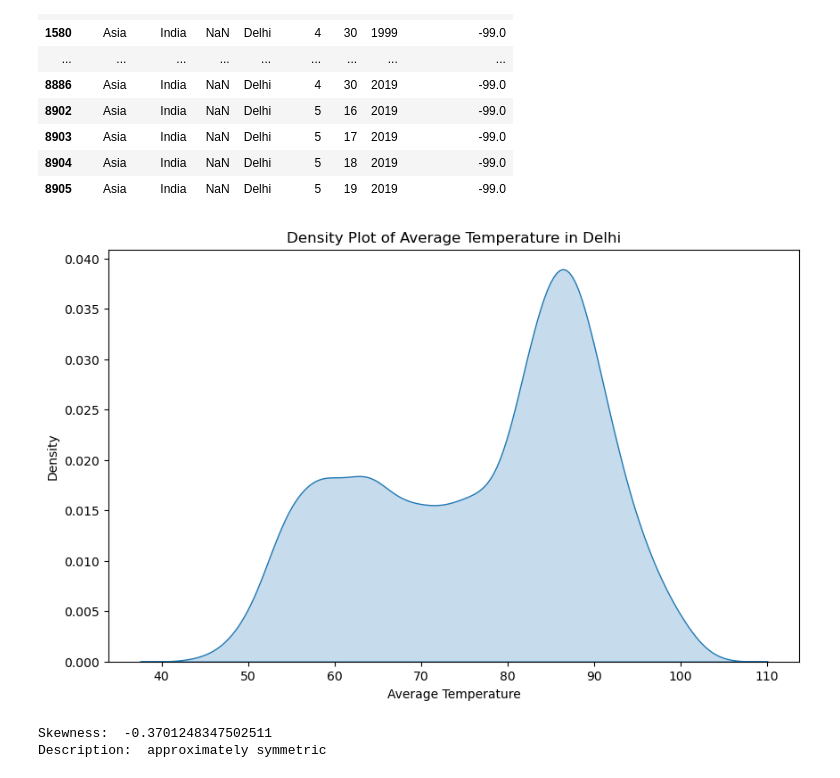
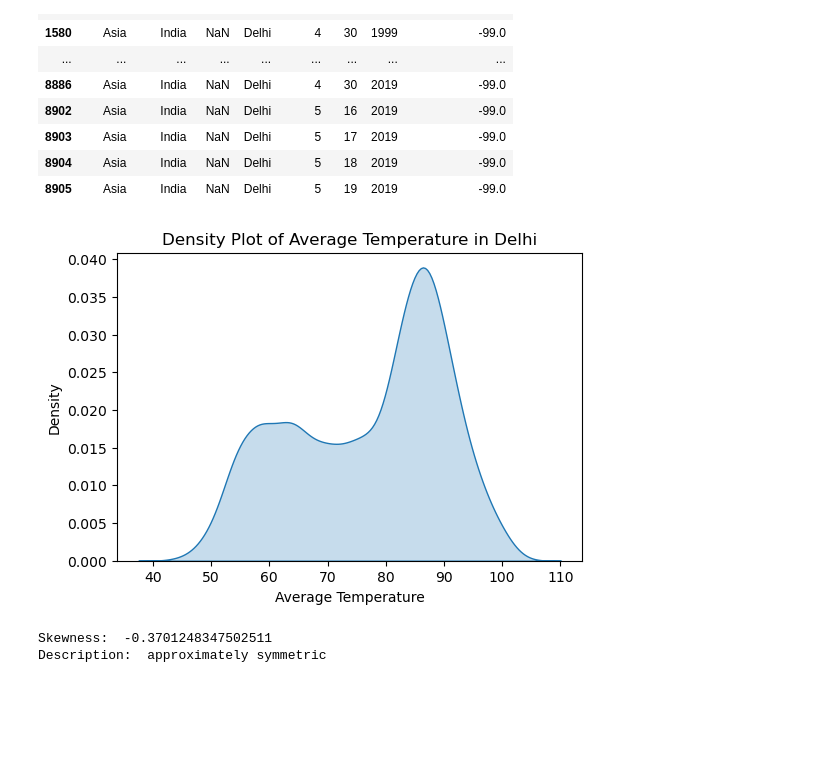
Before and after one commit to sidiquegithub/FIRST-REPO, a Jupyter notebook: CODE/Untitled.ipynb, the cells around one changed output. Saved outputs shown, nothing was run; the diff lists cells and outputs as text; code cells hidden in the pictures; blank space fills up the shorter version.

```diff
--- a/CODE/Untitled.ipynb
+++ b/CODE/Untitled.ipynb
@@ -152,14 +156,14 @@ delhi['AvgTemperature'].replace(-99,np.nan,inplace =True)
 # %%
 # Density Plot after replacing outlier with nan
 # Plotting the density diagram (Kernel Density Estimate plot)
-plt.figure(figsize=(10, 6))
+plt.figure(figsize=(6,4))
 sns.kdeplot(delhi['AvgTemperature'], fill=True)
 plt.title('Density Plot of Average Temperature in Delhi')
 plt.xlabel('Average Temperature')
 plt.ylabel('Density')
 plt.show()
 # %% [output]
-[figure, old version]
+[figure, new version]
 # %%
 skewness = delhi['AvgTemperature'].skew()
 
```
Also changed, not shown: parts of 13 cells of this notebook.
